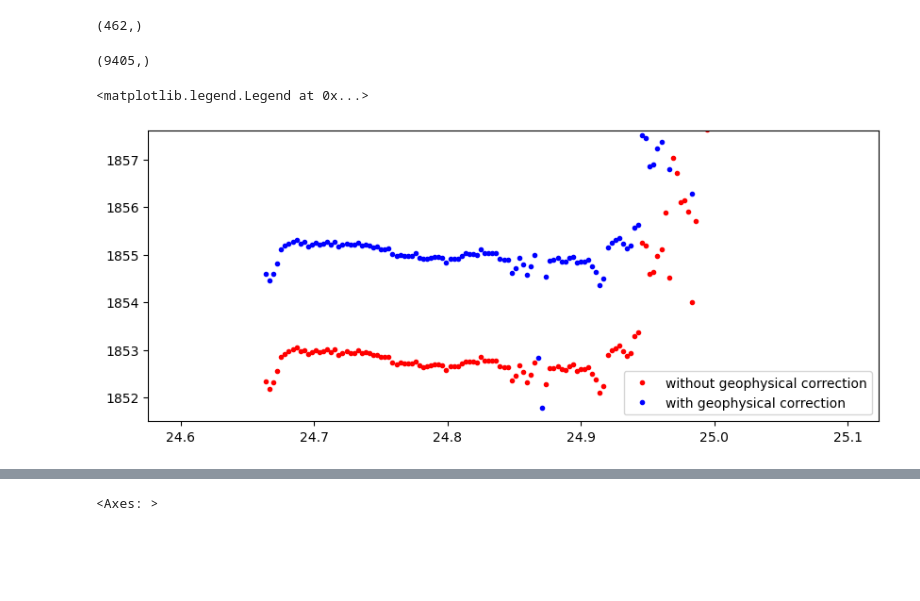
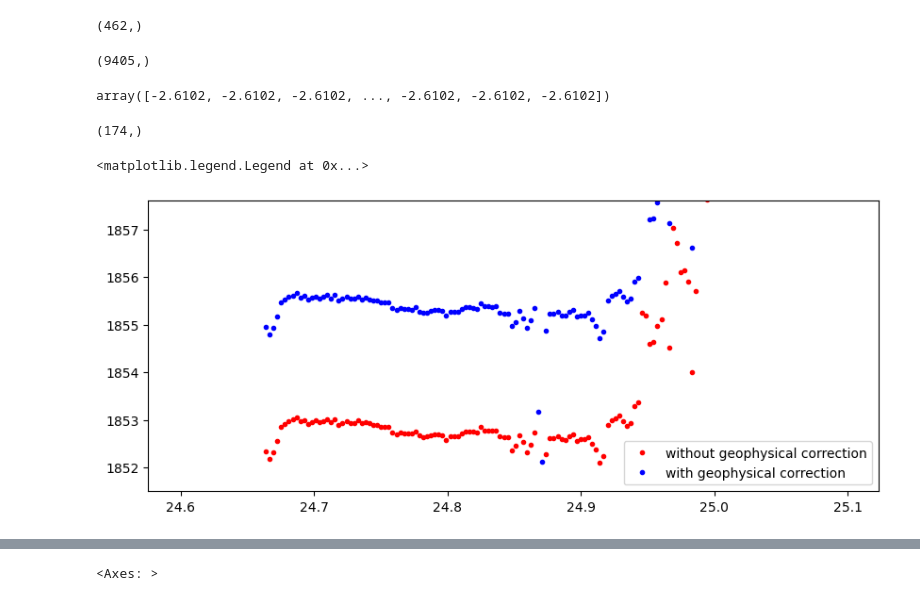
Before and after one commit to xinluo2018/rs-data-processing, a Jupyter notebook: 第6章-雷达测高数据处理程序设计/2-sentinel-3_process.ipynb, the cells around one changed output, grey strips where cells are left out. Cells and saved outputs as stored; diff of their text form; code cells hidden in the pictures; blank space fills up the shorter version.

```diff
--- a/第6章-雷达测高数据处理程序设计/2-sentinel-3_process.ipynb
+++ b/第6章-雷达测高数据处理程序设计/2-sentinel-3_process.ipynb
@@ -86,35 +107,42 @@ def hz01_hz20(data_01hz, time_01hz, time_20hz):
     des: convert 01hz data to 20hz data through time nearest interpolation.
     '''
     time_20hz_ = np.expand_dims(time_20hz, axis=1)
-    dif_time = abs(time_20hz_ - time_01hz)
+    dif_time = abs(time_20hz_ - time_01hz)    ## numpy广播机制
     ind_min = dif_time.argmin(axis=1)
     data_20hz = data_01hz[ind_min]
-    return data_20hz
+    return data_20hz.values
 # %%
 ## 2. Resample the 1Hz variables to 20Hz variables
-times_20 = s3l2['time_20_ku'][:]
-times_01 = s3l2['time_01'][:]
+times_20 =  dt64_to_dyr(s3l2['time_20_ku'][:].values)
+times_01 = dt64_to_dyr(s3l2['time_01'][:].values)
 corr_20hz = hz01_hz20(data_01hz=corr_01hz, time_01hz=times_01, time_20hz=times_20)
 print(corr_20hz.shape)
+corr_20hz
 # %% [output]
 (9405,)
+array([-2.6102, -2.6102, -2.6102, ..., -2.6102, -2.6102, -2.6102])
 # %%
 ## 3. Calculate the corrected surface water height
 ## 3.1 ocean retracker without correction.
 h_water = s3l2['alt_20_ku'][:] - s3l2['range_water_20_ku'][:]
-h_water = h_water.filled(np.nan)
 ## 3.1 ocean retracker with geophysical correction
 h_water_cor = s3l2['alt_20_ku'][:] - s3l2['range_water_20_ku'][:] - corr_20hz
-h_water_cor = h_water_cor.filled(np.nan)
+# %%
+lat_20_ku_local = lat_20_ku[ids_1]
+h_water_local = h_water[ids_1]
+h_water_cor_local = h_water_cor[ids_1]
+h_water_local.shape
+# %% [output]
+(174,)
 # %%
 ### compare the geophysical-corrected elevations with the no geophysical-corrected elevation
 plt.figure(figsize=(10,4))
-plt.plot(lat_20_ku[ids_1], h_water[ids_1], 'r.', label='without geophysical correction')
-plt.plot(lat_20_ku[ids_1], h_water_cor[ids_1], 'b.', label='with geophysical correction')
+plt.plot(lat_20_ku_local, h_water_local, 'r.', label='without geophysical correction')
+plt.plot(lat_20_ku_local, h_water_cor_local, 'b.', label='with geophysical correction')
 plt.ylim(1851.5, 1857.6)
 plt.legend()
 # %% [output]
 <matplotlib.legend.Legend at 0x...>
-[figure, old version]
+[figure, new version]
 # %%
 ### compare the geophysical-corrected elevation with the official provided elevation.
```
Also changed, not shown: parts of 14 cells of this notebook, 3 other files.
